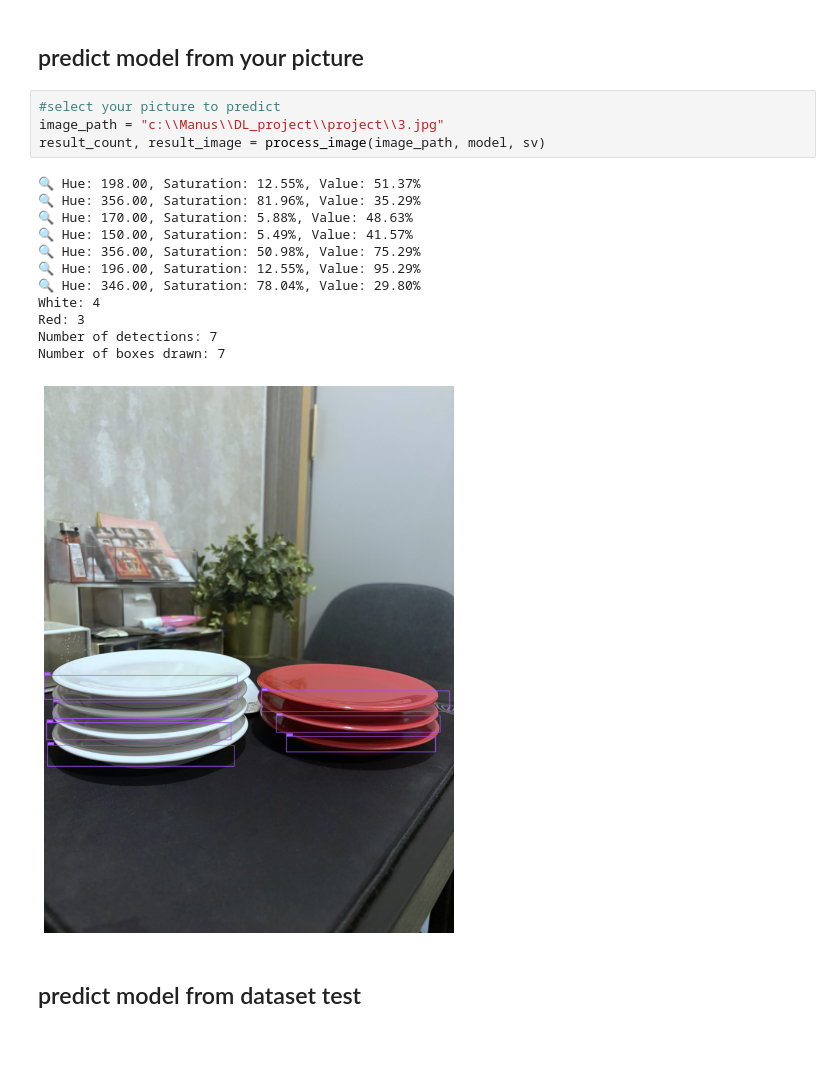
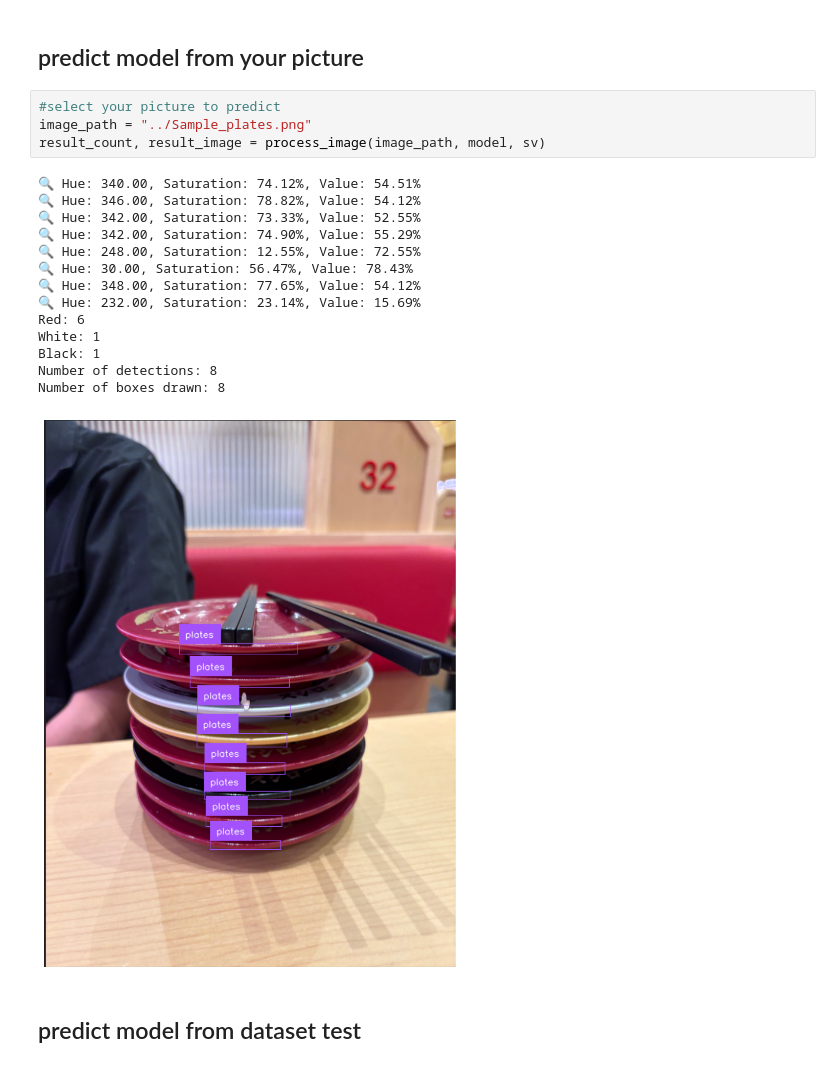
Before and after one commit to Alikato-145/DL_project, a Jupyter notebook: project/train_model/train_model.ipynb, the cells around one changed output. Cells and saved outputs as stored; diff of their text form.

```diff
--- a/project/train_model/train_model.ipynb
+++ b/project/train_model/train_model.ipynb
@@ -483,21 +433,23 @@ def process_image(image_path, model, sv):
 ## predict model from your picture
 # %%
 #select your picture to predict
-image_path = "c:\\Manus\\DL_project\\project\\3.jpg"
+image_path = "../Sample_plates.png"
 result_count, result_image = process_image(image_path, model, sv)
 # %% [output]
-🔍 Hue: 198.00, Saturation: 12.55%, Value: 51.37%
-🔍 Hue: 356.00, Saturation: 81.96%, Value: 35.29%
-🔍 Hue: 170.00, Saturation: 5.88%, Value: 48.63%
-🔍 Hue: 150.00, Saturation: 5.49%, Value: 41.57%
-🔍 Hue: 356.00, Saturation: 50.98%, Value: 75.29%
-🔍 Hue: 196.00, Saturation: 12.55%, Value: 95.29%
-🔍 Hue: 346.00, Saturation: 78.04%, Value: 29.80%
-White: 4
-Red: 3
-Number of detections: 7
-Number of boxes drawn: 7
+🔍 Hue: 340.00, Saturation: 74.12%, Value: 54.51%
+🔍 Hue: 346.00, Saturation: 78.82%, Value: 54.12%
+🔍 Hue: 342.00, Saturation: 73.33%, Value: 52.55%
+🔍 Hue: 342.00, Saturation: 74.90%, Value: 55.29%
+🔍 Hue: 248.00, Saturation: 12.55%, Value: 72.55%
+🔍 Hue: 30.00, Saturation: 56.47%, Value: 78.43%
+🔍 Hue: 348.00, Saturation: 77.65%, Value: 54.12%
+🔍 Hue: 232.00, Saturation: 23.14%, Value: 15.69%
+Red: 6
+White: 1
+Black: 1
+Number of detections: 8
+Number of boxes drawn: 8
-[figure, old version]
+[figure, new version]
 # %% [markdown]
 ## predict model from dataset test
 # %%
```
Also changed, not shown: parts of 8 cells of this notebook, 5 other files.
